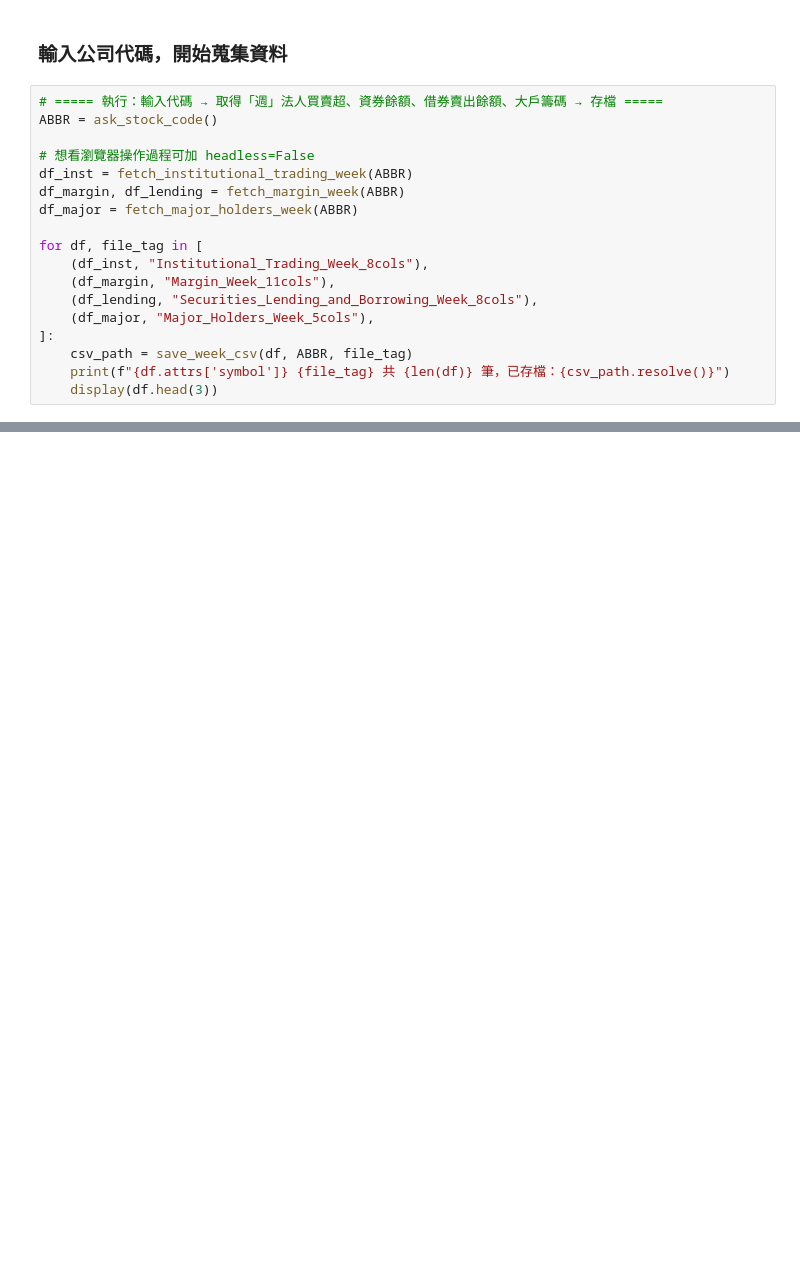
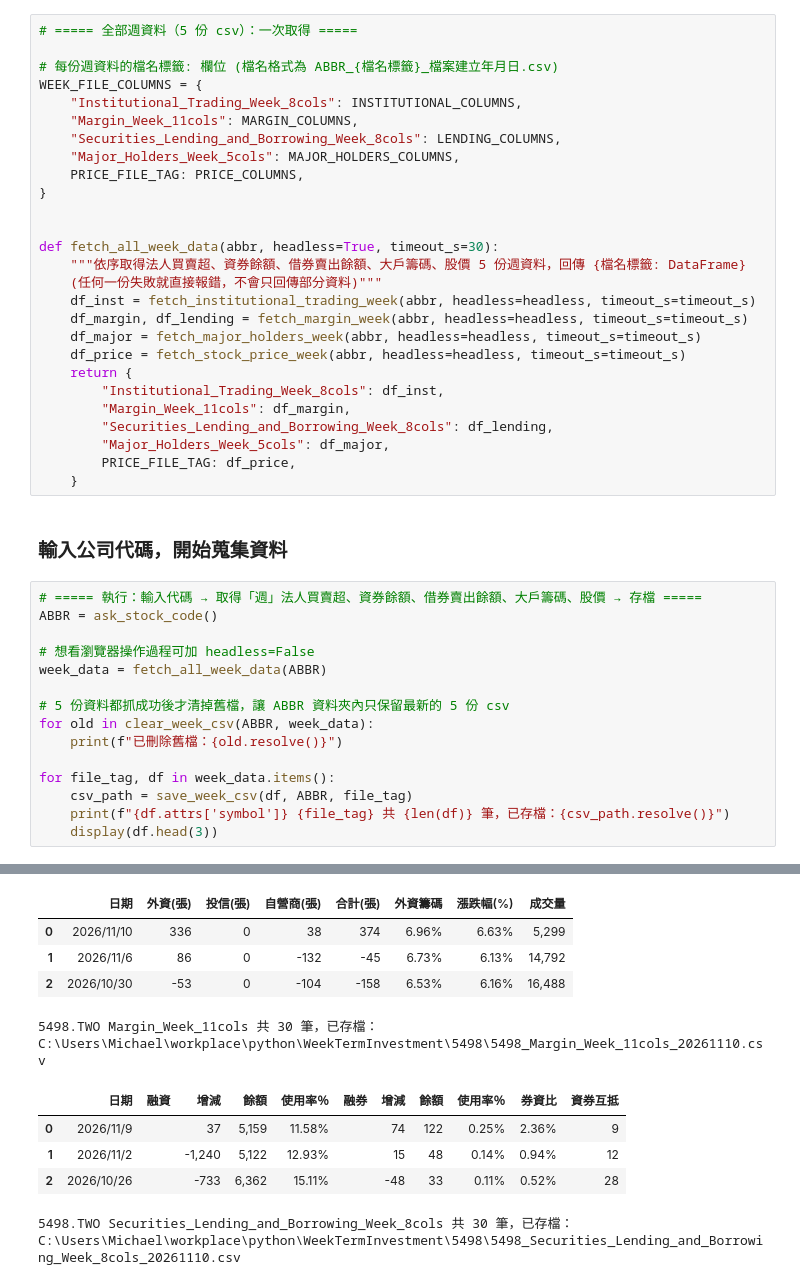
Before and after one commit to michael83988/Taiwan_Stock_Week_Term_Investment, a Jupyter notebook: WeekTermInvestment_DataScrape.ipynb, the cells around one changed output, grey strips where cells are left out. Cells and saved outputs as stored; diff of their text form; blank space fills up the shorter version.

```diff
--- a/WeekTermInvestment_DataScrape.ipynb
+++ b/WeekTermInvestment_DataScrape.ipynb
@@ -281,20 +519,45 @@ def fetch_major_holders_week(abbr, headless=True, timeout_s=30):
+# %%
+# ===== 全部週資料（5 份 csv）：一次取得 =====
+
+# 每份週資料的檔名標籤: 欄位 (檔名格式為 ABBR_{檔名標籤}_檔案建立年月日.csv)
+WEEK_FILE_COLUMNS = {
+    "Institutional_Trading_Week_8cols": INSTITUTIONAL_COLUMNS,
+    "Margin_Week_11cols": MARGIN_COLUMNS,
+    "Securities_Lending_and_Borrowing_Week_8cols": LENDING_COLUMNS,
+    "Major_Holders_Week_5cols": MAJOR_HOLDERS_COLUMNS,
+    PRICE_FILE_TAG: PRICE_COLUMNS,
+}
+
+
+def fetch_all_week_data(abbr, headless=True, timeout_s=30):
+    """依序取得法人買賣超、資券餘額、借券賣出餘額、大戶籌碼、股價 5 份週資料，回傳 {檔名標籤: DataFrame}
+    (任何一份失敗就直接報錯，不會只回傳部分資料)"""
+    df_inst = fetch_institutional_trading_week(abbr, headless=headless, timeout_s=timeout_s)
+    df_margin, df_lending = fetch_margin_week(abbr, headless=headless, timeout_s=timeout_s)
+    df_major = fetch_major_holders_week(abbr, headless=headless, timeout_s=timeout_s)
+    df_price = fetch_stock_price_week(abbr, headless=headless, timeout_s=timeout_s)
+    return {
+        "Institutional_Trading_Week_8cols": df_inst,
+        "Margin_Week_11cols": df_margin,
+        "Securities_Lending_and_Borrowing_Week_8cols": df_lending,
+        "Major_Holders_Week_5cols": df_major,
+        PRICE_FILE_TAG: df_price,
+    }
 # %% [markdown]
 ### 輸入公司代碼，開始蒐集資料
 # %%
-# ===== 執行：輸入代碼 → 取得「週」法人買賣超、資券餘額、借券賣出餘額、大戶籌碼 → 存檔 =====
+# ===== 執行：輸入代碼 → 取得「週」法人買賣超、資券餘額、借券賣出餘額、大戶籌碼、股價 → 存檔 =====
 ABBR = ask_stock_code()
 
 # 想看瀏覽器操作過程可加 headless=False
-df_inst = fetch_institutional_trading_week(ABBR)
-df_margin, df_lending = fetch_margin_week(ABBR)
-df_major = fetch_major_holders_week(ABBR)
+week_data = fetch_all_week_data(ABBR)
 
-for df, file_tag in [
-    (df_inst, "Institutional_Trading_Week_8cols"),
-    (df_margin, "Margin_Week_11cols"),
-    (df_lending, "Securities_Lending_and_Borrowing_Week_8cols"),
-    (df_major, "Major_Holders_Week_5cols"),
-]:
+# 5 份資料都抓成功後才清掉舊檔，讓 ABBR 資料夾內只保留最新的 5 份 csv
+for old in clear_week_csv(ABBR, week_data):
+    print(f"已刪除舊檔：{old.resolve()}")
+
+for file_tag, df in week_data.items():
     csv_path = save_week_csv(df, ABBR, file_tag)
     print(f"{df.attrs['symbol']} {file_tag} 共 {len(df)} 筆，已存檔：{csv_path.resolve()}")
     display(df.head(3))
+# %% [output]
@@ -300,0 +571,10 @@ for df, file_tag in [
+|  | 日期 | 外資(張) | 投信(張) | 自營商(張) | 合計(張) | 外資籌碼 | 漲跌幅(%) | 成交量 |
+| 0 | 2026/11/10 | 336 | 0 | 38 | 374 | 6.96% | 6.63% | 5,299 |
+| 1 | 2026/11/6 | 86 | 0 | -132 | -45 | 6.73% | 6.13% | 14,792 |
+| 2 | 2026/10/30 | -53 | 0 | -104 | -158 | 6.53% | 6.16% | 16,488 |
+5498.TWO Margin_Week_11cols 共 30 筆，已存檔：C:\Users\Michael\workplace\python\WeekTermInvestment\5498\5498_Margin_Week_11cols_20261110.csv
+|  | 日期 | 融資 | 增減 | 餘額 | 使用率％ | 融券 | 增減 | 餘額 | 使用率％ | 券資比 | 資券互抵 |
+| 0 | 2026/11/9 |  | 37 | 5,159 | 11.58% |  | 74 | 122 | 0.25% | 2.36% | 9 |
+| 1 | 2026/11/2 |  | -1,240 | 5,122 | 12.93% |  | 15 | 48 | 0.14% | 0.94% | 12 |
+| 2 | 2026/10/26 |  | -733 | 6,362 | 15.11% |  | -48 | 33 | 0.11% | 0.52% | 28 |
+5498.TWO Securities_Lending_and_Borrowing_Week_8cols 共 30 筆，已存檔：C:\Users\Michael\workplace\python\WeekTermInvestment\5498\5498_Securities_Lending_and_Borrowing_Week_8cols_20261110.csv
```
Also changed, not shown: parts of 7 cells of this notebook, 1 other file.
